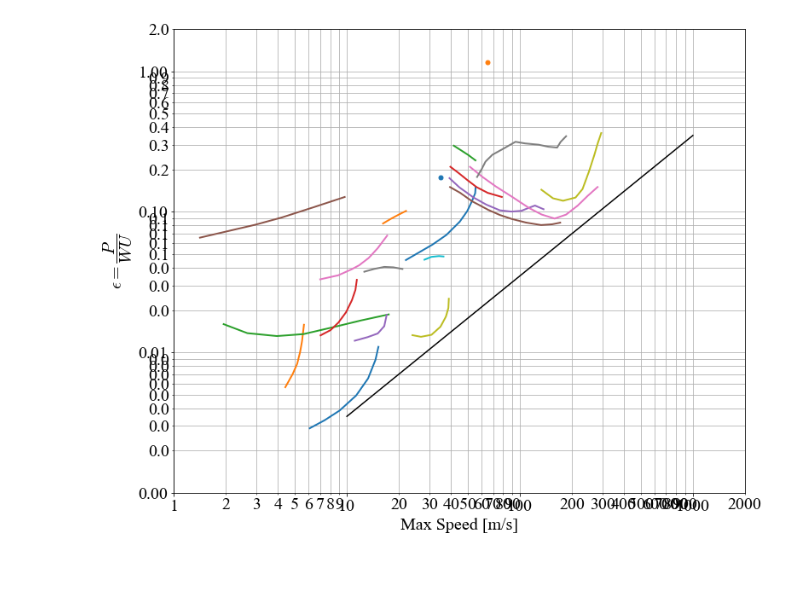
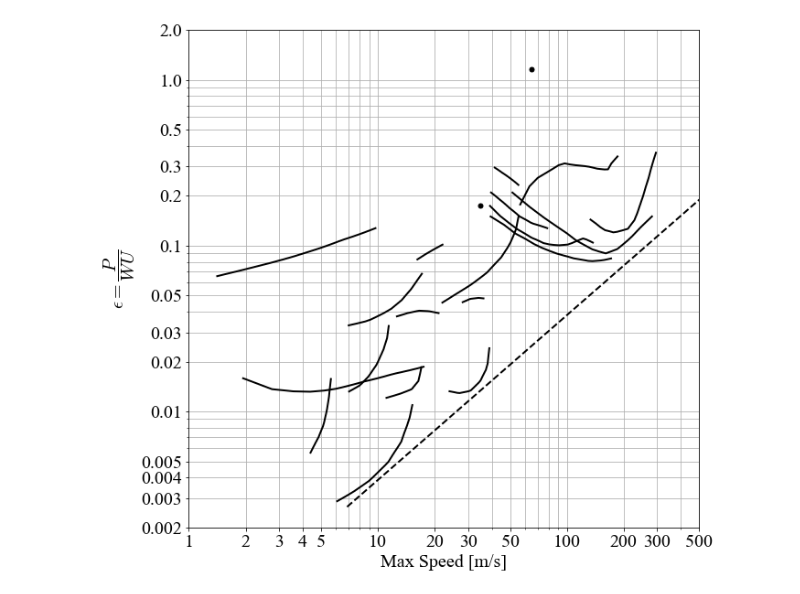
Before and after one commit to michaelcoe/Cost-of-Transport-Estimation, a Jupyter notebook: gabrielli_von_karman_plots.ipynb, the cells around one changed output. Saved outputs shown, nothing was run; the diff lists cells and outputs as text; code cells hidden in the pictures; blank space fills up the shorter version.

```diff
--- a/gabrielli_von_karman_plots.ipynb
+++ b/gabrielli_von_karman_plots.ipynb
@@ -41,30 +41,41 @@ modes = gDF['Type'].unique()
 
 g_dfs = [gDF[gDF['Type']==type] for type in modes]
 # %%
-fig1, ax1 = plt.subplots(figsize=(12,10), facecolor='w')
+fig1, ax1 = plt.subplots(figsize=(10,10), facecolor='w')
 
 
 for i, mode in enumerate(modes):
         if g_dfs[i]['Max Speed [m/s]'].values.shape[0] > 1:
-                ax1.plot(g_dfs[i]['Max Speed [m/s]'].values, g_dfs[i]['epsilon'].values, linewidth=2)
+                if mode == 'Technology Line':
+                        ax1.plot(g_dfs[i]['Max Speed [m/s]'].values, g_dfs[i]['epsilon'].values, 'k--', linewidth=2)
+                else:
+                        x = g_dfs[i]['Max Speed [m/s]'].values
+                        y = g_dfs[i]['epsilon'].values
+                        xvals = np.linspace(x[0], x[-1], 20)
+                        yinterp = np.interp(xvals, x, y)
+                        ax1.plot(xvals, yinterp, 'k', linewidth=2.0)
         else:
-                ax1.scatter(g_dfs[i]['Max Speed [m/s]'].values, g_dfs[i]['epsilon'].values, s=25)
-
-dx = np.linspace(1, 1e3, 50)
-ax1.plot(dx, 0.00035*dx**1, 'k')
+                ax1.scatter(g_dfs[i]['Max Speed [m/s]'].values, g_dfs[i]['epsilon'].values, color='k', s=25)
 
 ax1.set_xlabel('Max Speed [m/s]')
 ax1.set_ylabel('$\epsilon = \dfrac{P}{WU}$')
 
-ax1.set_xlim([1, 2000])
-ax1.set_ylim([0.001, 2])
+ax1.set_xlim([1, 500])
+ax1.set_ylim([0.002, 2])
 ax1.set_yscale('log')
 ax1.set_xscale('log')
 ax1.grid(which='both')
-ax1.get_xaxis().set_major_formatter(mticker.ScalarFormatter())
-ax1.get_xaxis().set_minor_formatter(mticker.ScalarFormatter())
-ax1.get_yaxis().set_minor_formatter(mticker.ScalarFormatter())
-ax1.get_yaxis().set_major_formatter(mticker.ScalarFormatter())
-#fig1.savefig('cot_j-kgm.pdf', facecolor='w', dpi=300, bbox_inches='tight')
+
+positions = [1, 2, 3, 4, 5, 10, 20, 30, 50, 100, 200, 300, 500, 1000, 2000]
+labels = list(map(str, positions))
+ax1.xaxis.set_major_locator(mticker.FixedLocator(positions))
+ax1.xaxis.set_major_formatter(mticker.FixedFormatter(labels))
+
+positions = [0.001, 0.002, 0.003, 0.004, 0.005, 0.01, 0.02, 0.03, 0.05, 0.1, 0.2, 0.3, 0.5, 1.0, 2.0]
+labels = list(map(str, positions))
+ax1.yaxis.set_major_locator(mticker.FixedLocator(positions))
+ax1.yaxis.set_major_formatter(mticker.FixedFormatter(labels))
+
+fig1.savefig('gabrielli_von_karman.pdf', facecolor='w', dpi=300, bbox_inches='tight')
 # %% [output]
-[figure, old version]
+[figure, new version]
```
Also changed, not shown: 13 other files.
